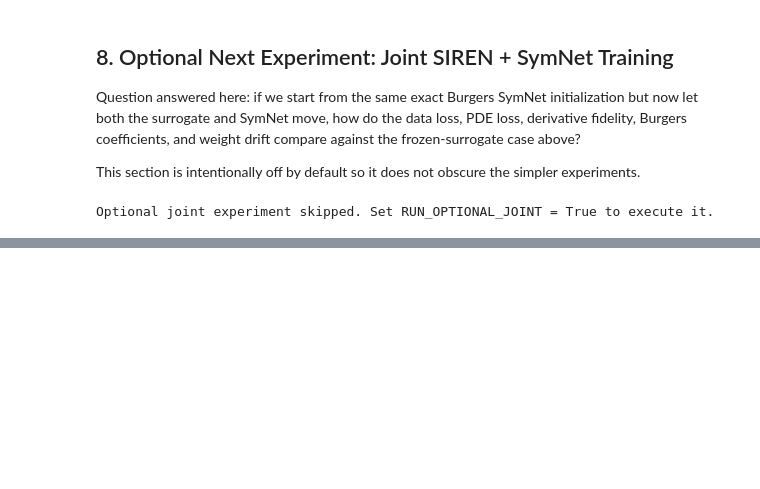
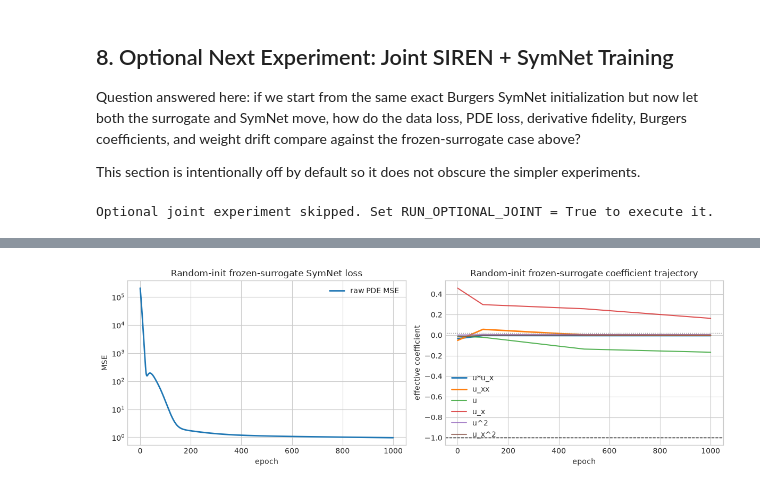
Before and after one commit to ryuFromCaillou/pde_stuff, a Jupyter notebook: notebook/diagnostics/burgers_minimal_discovery_story.ipynb, the cells around one changed output, grey strips where cells are left out. Cells and saved outputs as stored; diff of their text form; code cells hidden in the pictures; blank space fills up the shorter version.

```diff
--- a/notebook/diagnostics/burgers_minimal_discovery_story.ipynb
+++ b/notebook/diagnostics/burgers_minimal_discovery_story.ipynb
@@ -751,0 +866,27 @@ Optional joint experiment skipped. Set RUN_OPTIONAL_JOINT = True to execute it.
+# %%
+fig, axes = plt.subplots(1, 2, figsize=(12, 4))
+axes[0].plot(random_frozen_loss_df["epoch"], random_frozen_loss_df["pde_loss"], label="raw PDE MSE", linewidth=2)
+axes[0].set_yscale("log")
+axes[0].set_xlabel("epoch")
+axes[0].set_ylabel("MSE")
+axes[0].set_title("Random-init frozen-surrogate SymNet loss")
+axes[0].legend(loc="best")
+
+axes[1].plot(random_frozen_coeff_df["epoch"], random_frozen_coeff_df["u*u_x"], label="u*u_x", linewidth=2)
+axes[1].plot(random_frozen_coeff_df["epoch"], random_frozen_coeff_df["u_xx"], label="u_xx", linewidth=2)
+axes[1].plot(random_frozen_coeff_df["epoch"], random_frozen_coeff_df["u"], label="u", alpha=0.8)
+axes[1].plot(random_frozen_coeff_df["epoch"], random_frozen_coeff_df["u_x"], label="u_x", alpha=0.8)
+axes[1].plot(random_frozen_coeff_df["epoch"], random_frozen_coeff_df["u^2"], label="u^2", alpha=0.8)
+axes[1].plot(random_frozen_coeff_df["epoch"], random_frozen_coeff_df["u_x^2"], label="u_x^2", alpha=0.8)
+axes[1].axhline(-1.0, color="black", linestyle="--", linewidth=1)
+axes[1].axhline(0.02, color="gray", linestyle=":", linewidth=1)
+axes[1].set_xlabel("epoch")
+axes[1].set_ylabel("effective coefficient")
+axes[1].set_title("Random-init frozen-surrogate coefficient trajectory")
+axes[1].legend(loc="best")
+
+plt.tight_layout()
+plt.show()
+
+display(random_frozen_coeff_df[["epoch", "pde_loss", "u", "u_x", "u_xx", "u^2", "u*u_x", "u*u_xx", "u_x^2", "u_x*u_xx", "u_xx^2"]])
+# %% [output]
@@ -751,0 +898 @@ Optional joint experiment skipped. Set RUN_OPTIONAL_JOINT = True to execute it.
+[figure, added]
```
Also changed, not shown: parts of 10 cells of this notebook.
